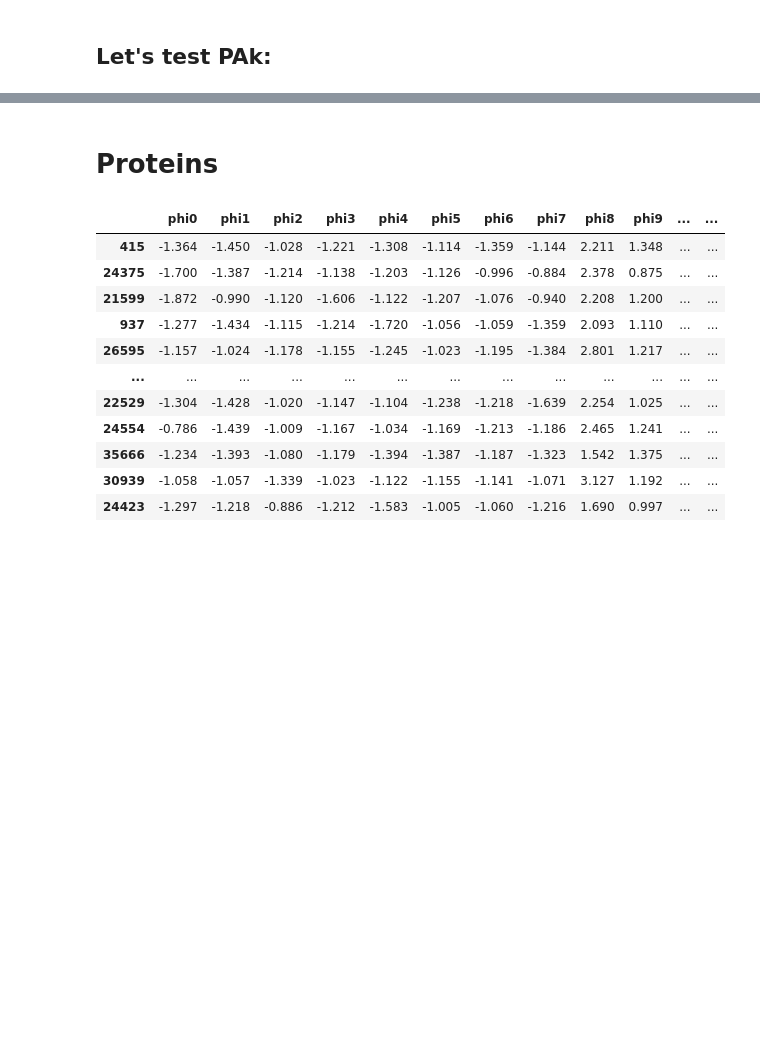
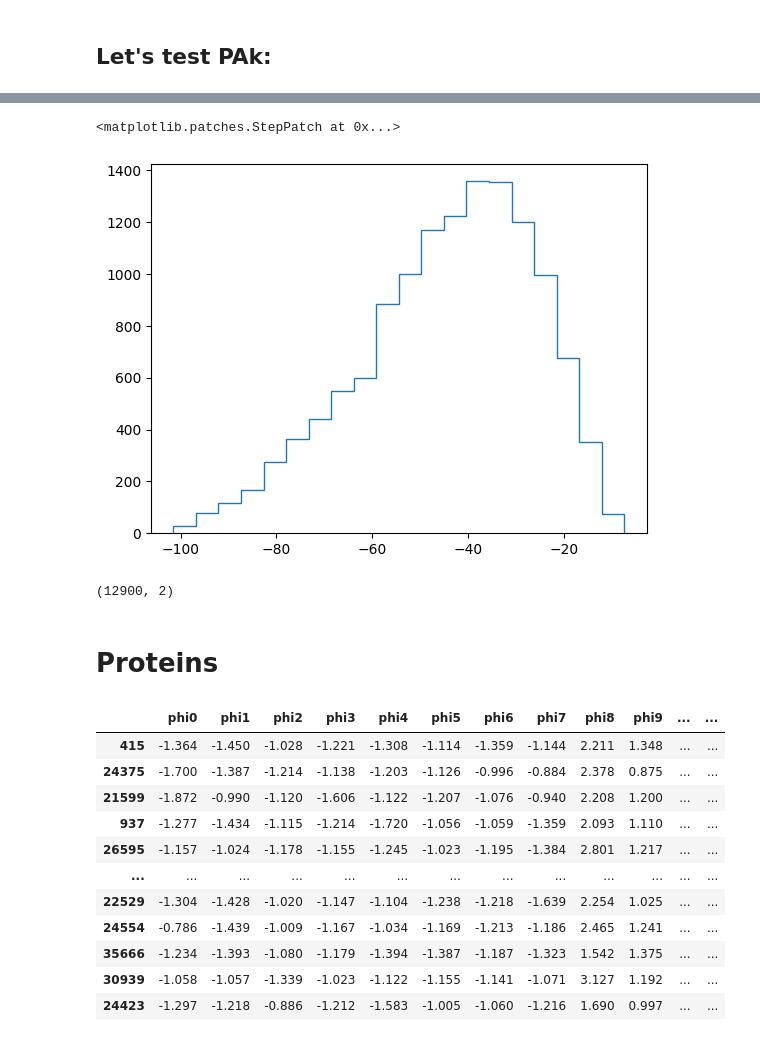
Before and after one commit to SultanOfSauce/pak, a Jupyter notebook: PAk_definitivo.ipynb, the cells around one changed output, grey strips where cells are left out. Cells and saved outputs as stored; diff of their text form; code cells hidden in the pictures; blank space fills up the shorter version.

```diff
--- a/PAk_definitivo.ipynb
+++ b/PAk_definitivo.ipynb
@@ -211,0 +247,7 @@ ax.scatter(testData[:,0], testData[:,1], np.log(densities2), s = 1, c = np.log(d
+# %%
+pull = (np.log(trueData) - np.log(densities2)) / err2[:,0]
+counts, bins = np.histogram(pull, bins = 20)
+plt.stairs(counts, bins)
+# %% [output]
+<matplotlib.patches.StepPatch at 0x...>
+[figure, added]
@@ -211,0 +256,4 @@ ax.scatter(testData[:,0], testData[:,1], np.log(densities2), s = 1, c = np.log(d
+# %%
+testData.shape
+# %% [output]
+(12900, 2)
```
Also changed, not shown: parts of 17 cells of this notebook.
